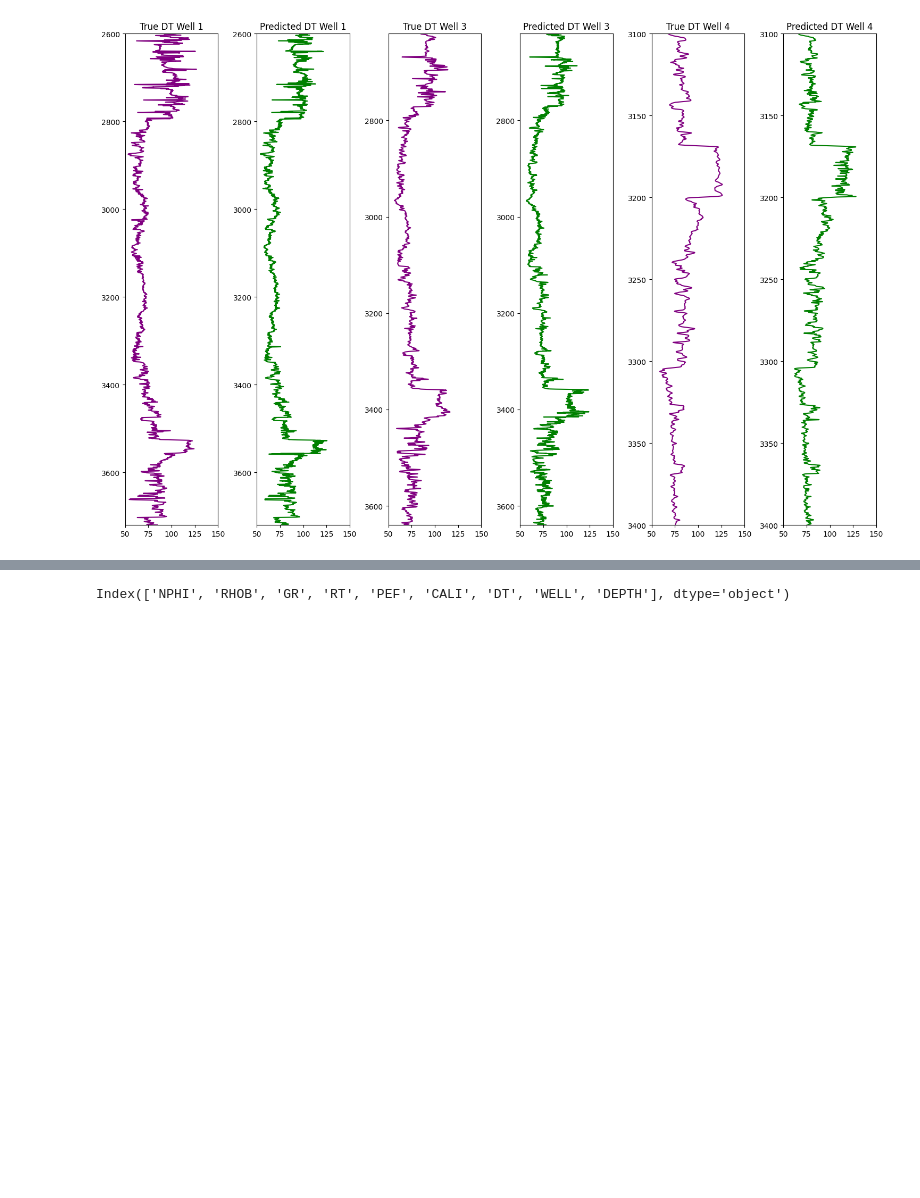
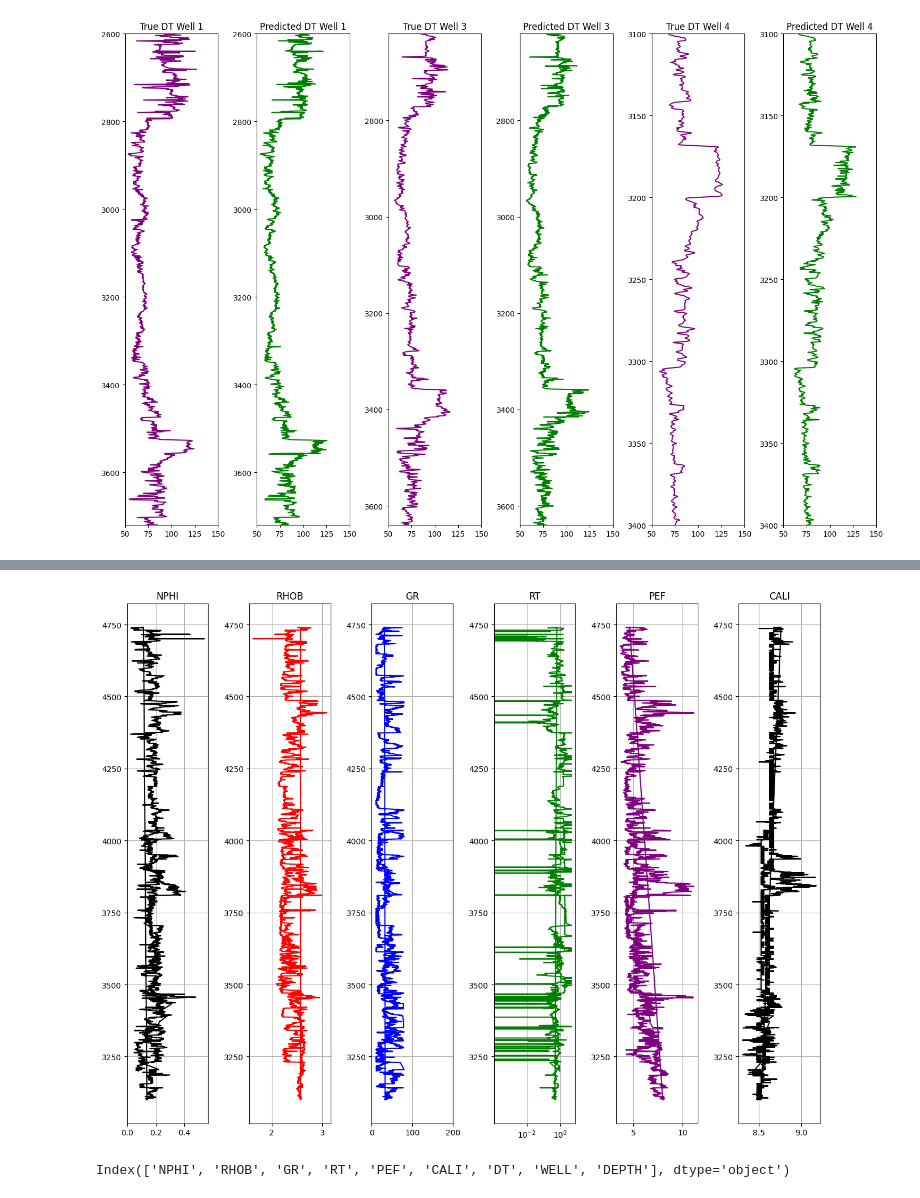
Before and after one commit to jtkhair/volve-machine-learning, a Jupyter notebook: notebook/volve_p_sonic_prediction_nn.ipynb, the cells around one changed output, grey strips where cells are left out. Drawn from its saved outputs; the diff is of its cells as text; code cells hidden in the pictures; blank space fills up the shorter version.

Commit message:
update plot

```diff
--- a/notebook/volve_p_sonic_prediction_nn.ipynb
+++ b/notebook/volve_p_sonic_prediction_nn.ipynb
@@ -255,3 +277,32 @@ well_pred_svm = well_pred[mask]
+# %%
+well = well_pred_svm # test wells: well2, well5
+
+# define what logs are we going to us
+logs = ['NPHI', 'RHOB', 'GR', 'RT', 'PEF', 'CALI']
+
+# create the subplots; ncols equals the number of logs
+fig, ax = plt.subplots(nrows=1, ncols=len(logs), figsize=(13,10))
+
+# looping each log to display in the subplots
+
+colors = ['black', 'red', 'blue', 'green', 'purple', 'black']
+
+for i in range(len(logs)):
+  if i == 3:
+    # for resistivity, semilog plot
+    ax[i].semilogx(well[logs[i]], well['DEPTH'], color=colors[i])
+  else:
+    # for non-resistivity, normal plot
+    ax[i].plot(well[logs[i]], well['DEPTH'], color=colors[i])
+
+  ax[i].set_title(logs[i])
+  ax[i].grid(True)
+
+ax[2].set_xlim(0, 200)
+plt.tight_layout()
+plt.show()
+# %% [output]
+[figure, added]
 # %%
 colnames = well_pred.columns
 only_feature = ['NPHI', 'RHOB', 'GR', 'RT', 'PEF', 'CALI'] # only feature column names
```
Also changed, not shown: parts of 4 cells of this notebook.
